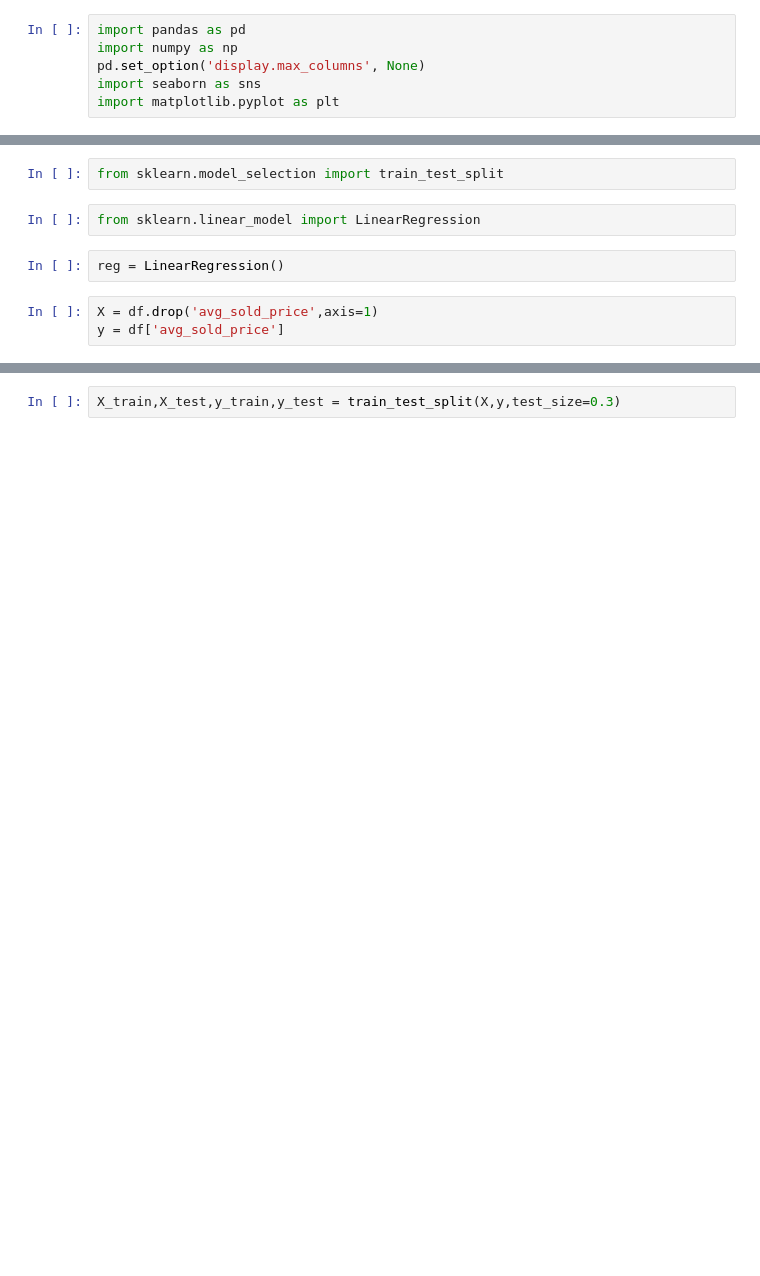
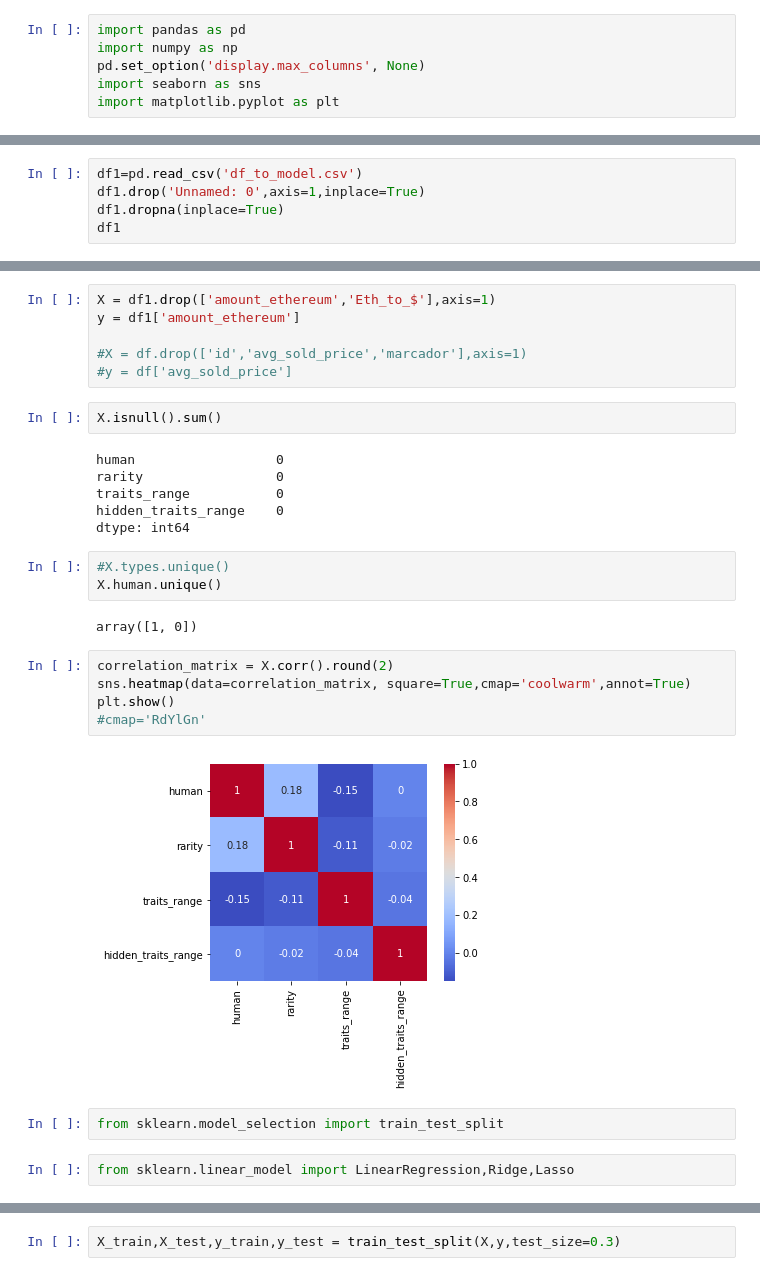
Before and after one commit to ManelForcales/IT_academy_DS_project, a Jupyter notebook: Fase3_ML/Linear_regression.ipynb, the cells around one changed output, grey strips where cells are left out. Drawn from its saved outputs; the diff is of its cells as text; blank space fills up the shorter version.

```diff
--- a/Fase3_ML/Linear_regression.ipynb
+++ b/Fase3_ML/Linear_regression.ipynb
@@ -37,0 +35,5 @@ df.shape
+# %%
+df1=pd.read_csv('df_to_model.csv')
+df1.drop('Unnamed: 0',axis=1,inplace=True)
+df1.dropna(inplace=True)
+df1
@@ -38,9 +64,30 @@ df.shape
+# %%
+X = df1.drop(['amount_ethereum','Eth_to_$'],axis=1)
+y = df1['amount_ethereum']
+
+#X = df.drop(['id','avg_sold_price','marcador'],axis=1)
+#y = df['avg_sold_price']
+# %%
+X.isnull().sum()
+# %% [output]
+human                  0
+rarity                 0
+traits_range           0
+hidden_traits_range    0
+dtype: int64
+# %%
+#X.types.unique()
+X.human.unique()
+# %% [output]
+array([1, 0])
+# %%
+correlation_matrix = X.corr().round(2)
+sns.heatmap(data=correlation_matrix, square=True,cmap='coolwarm',annot=True)
+plt.show()
+#cmap='RdYlGn'
+# %% [output]
+[figure, added]
 # %%
 from sklearn.model_selection import train_test_split
 # %%
-from sklearn.linear_model import LinearRegression
+from sklearn.linear_model import LinearRegression,Ridge,Lasso
-# %%
-reg = LinearRegression()
-# %%
-X = df.drop('avg_sold_price',axis=1)
-y = df['avg_sold_price']
```
Also changed, not shown: parts of 31 cells of this notebook, 3 other files.
